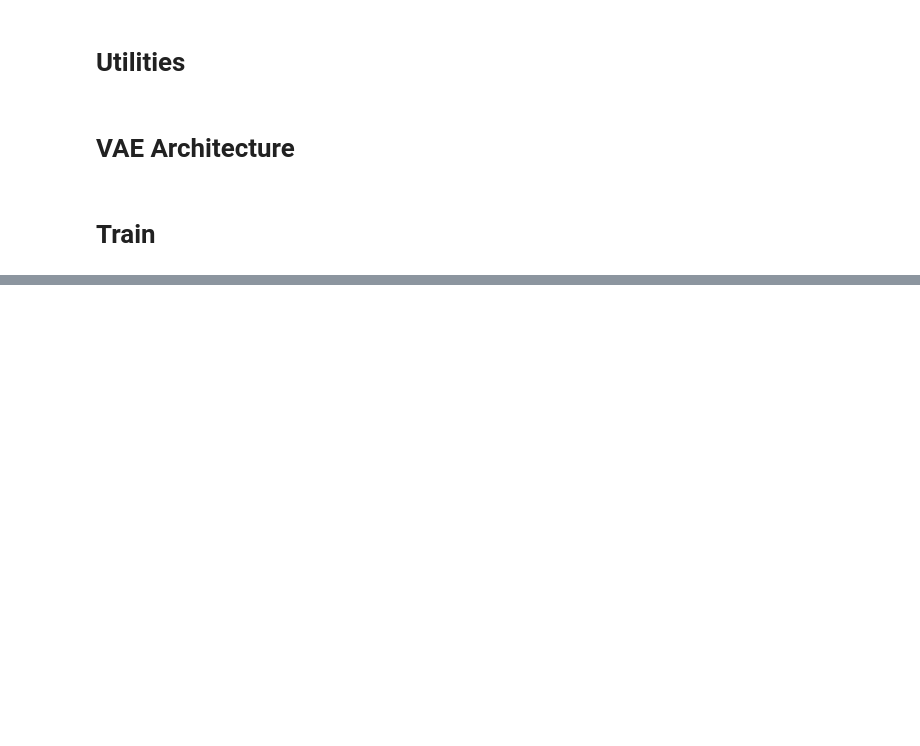
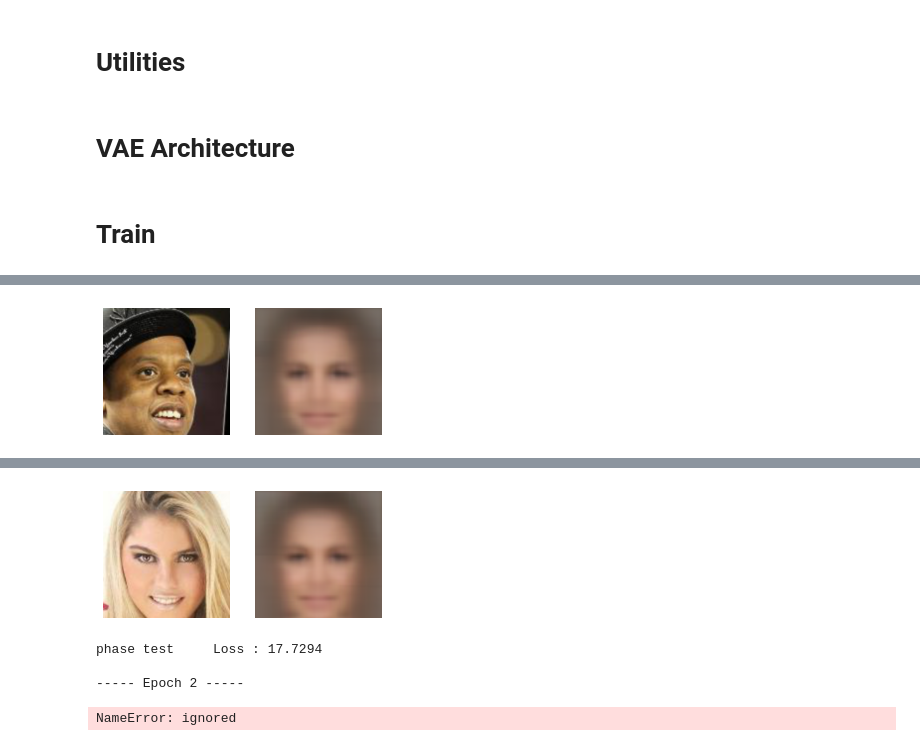
Before and after one commit to KennethanCeyer/research, a Jupyter notebook: DL/VAE/vanila_vae.ipynb, the cells around one changed output, grey strips where cells are left out. Saved outputs shown, nothing was run; the diff lists cells and outputs as text; code cells hidden in the pictures; blank space fills up the shorter version.

```diff
--- a/DL/VAE/vanila_vae.ipynb
+++ b/DL/VAE/vanila_vae.ipynb
@@ -70,15 +70,15 @@ print('=' * 43)
 # %%
 device = 'cuda' if torch.cuda.is_available() else 'cpu'
 hidden_size = 1024
-latent_size = 128
-data_size = 50000
+latent_size = 512
+data_size = 200000
 crop_size = 128
 img_size = 128
 img_orig_width, img_orig_height = 218, 178
 offset_height = (img_orig_width - crop_size) // 2
 offset_width = (img_orig_height - crop_size) // 2
-lr = 0.0001
-epochs = 10
+lr = 1e-4
+epochs = 30
 crop = lambda x: x[:, offset_height:offset_height + crop_size, offset_width:offset_width + crop_size]
 
 def train_val_dataset(dataset, val_split=0.2):
@@ -155,7 +156,7 @@ def plot_gallery(images, n_row=3, n_col=6, with_title=False, titles=[]):
 # VAE Architecture
 # %%
 class VAE(nn.Module):
-    def __init__(self, nc=3, ngf=128, ndf=128, latent_variable_size=1024):
+    def __init__(self, nc=3, ngf=128, ndf=128, latent_variable_size=latent_size):
         super(VAE, self).__init__()
 
         self.nc = nc
@@ -220,13 +221,11 @@ class VAE(nn.Module):
         h4 = self.leakyrelu(self.bn4(self.e4(h3)))
         h5 = self.leakyrelu(self.bn5(self.e5(h4)))
         h5 = h5.view(-1, self.ndf*8*4*4)
-
         return self.fc1(h5), self.fc2(h5)
 
     def reparametrize(self, mu, logvar):
         std = logvar.mul(0.5).exp_()
-        eps = torch.FloatTensor(std.size()).normal_().to(device)
-        eps = Variable(eps)
+        eps = torch.FloatTensor(std.size()).to(device).normal_()
         return eps.mul(std).add_(mu)
 
     def decode(self, z):
@@ -236,7 +235,6 @@ class VAE(nn.Module):
         h3 = self.leakyrelu(self.bn7(self.d3(self.pd2(self.up2(h2)))))
         h4 = self.leakyrelu(self.bn8(self.d4(self.pd3(self.up3(h3)))))
         h5 = self.leakyrelu(self.bn9(self.d5(self.pd4(self.up4(h4)))))
-
         return self.sigmoid(self.d6(self.pd5(self.up5(h5))))
 
     def get_latent_var(self, x):
@@ -253,36 +251,37 @@ class VAE(nn.Module):
 model = VAE().to(device)
 optimizer = optim.Adam(model.parameters(), lr=lr)
 # %%
-def loss_function(x, recon_x, mu, logvar):
-    bce_loss = nn.BCELoss()
+bce_loss = nn.BCELoss()
+bce_loss.size_average = False
+def loss_function(recon_x, x, mu, logvar):
     BCE = bce_loss(recon_x, x)
-    KLD = -0.5 * torch.sum(1 + logvar - mu.pow(2) - logvar.exp())
+    KLD = torch.sum(mu.pow(2).add_(logvar.exp()).mul_(-1).add_(1).add_(logvar)).mul_(-0.5)
     return BCE + KLD
 # %% [markdown]
 # Train
 # %%
-history = {"train": [], "test": []}
+history = {'train': [], 'test': []}
+data_len = {'train': len(data_loader['train']), 'test': len(data_loader['test'])}
 for epoch in range(epochs):
-    for phase in ["train", "test"]:
-        if phase == "train":
+    for phase in ['train', 'test']:
+        if phase == 'train':
             model.train(True)
             print(f"\n----- Epoch {epoch+1} -----")
         else: model.train(False)
 
         running_loss = 0.0
-        data_num = 0
 
         for i, (x, _) in enumerate(data_loader[phase]):
             if phase == 'train':
                 optimizer.zero_grad()
                 x = x.to(device)
                 recon_x, mean, logvar = model(x)
-                loss = loss_function(x, recon_x, mean, logvar)
+                loss = loss_function(recon_x, x, mean, logvar)
                 model.zero_grad()
                 loss.backward()
                 optimizer.step()
 
-                if i == 0:
+                if i == data_len[phase] - 1:
                     x_sample = (x.clone().cpu().detach().numpy() * 255).astype(np.uint8)[0].transpose(1, 2, 0)
                     recon_x_sample = (recon_x.clone().cpu().detach().numpy() * 255).astype(np.uint8)[0].transpose(1, 2, 0)
                     plot_gallery([x_sample, recon_x_sample], 1, 2)
@@ -293,16 +292,15 @@ for epoch in range(epochs):
                     loss = loss_function(x, recon_x.to(device), mean, logvar)
 
                     # Visualize
-                    if i == 0:
+                    if i == data_len[phase] - 1:
                         x_sample = (x.clone().cpu().detach().numpy() * 255).astype(np.uint8)[0].transpose(1, 2, 0)
                         output_sample = (recon_x.clone().cpu().detach().numpy() * 255).astype(np.uint8)[0].transpose(1, 2, 0)
                         plot_gallery([x_sample, output_sample], 1, 2)
 
             running_loss += loss
-            data_num += x.size(0)
 
-        epoch_loss = running_loss / data_num
-        print("phase {:8s} Loss : {:.4f}".format(phase, epoch_loss))
+        epoch_loss = running_loss / data_len[phase]
+        print('phase {:8s} Loss : {:.4f}'.format(phase, epoch_loss))
         history[phase].append(epoch_loss)
 # %% [output]
 ----- Epoch 1 -----
@@ -324,0 +307 @@ phase test     Loss : 2.3185
+[figure, added]
@@ -325,2 +309,18 @@ phase test     Loss : 2.3185
+[figure, added]
+phase test     Loss : 17.7294
+
+----- Epoch 2 -----
 # %%
 plot_loss(history)
+# %%
+batch, _ = next(iter(train_ds))
+
+for x in batch:
+    x = x.to(device)
+    recon_x, mean, logvar = model(x)
+
+    x_sample = (x.clone().cpu().detach().numpy() * 255).astype(np.uint8).transpose(1, 2, 0)
+    recon_x_sample = (recon_x.clone().cpu().detach().numpy() * 255).astype(np.uint8)[0].transpose(1, 2, 0)
+    plot_gallery([x_sample, recon_x_sample], 1, 2)
+# %% [output]
+NameError: ignored
```
Also changed, not shown: parts of 5 cells of this notebook.
